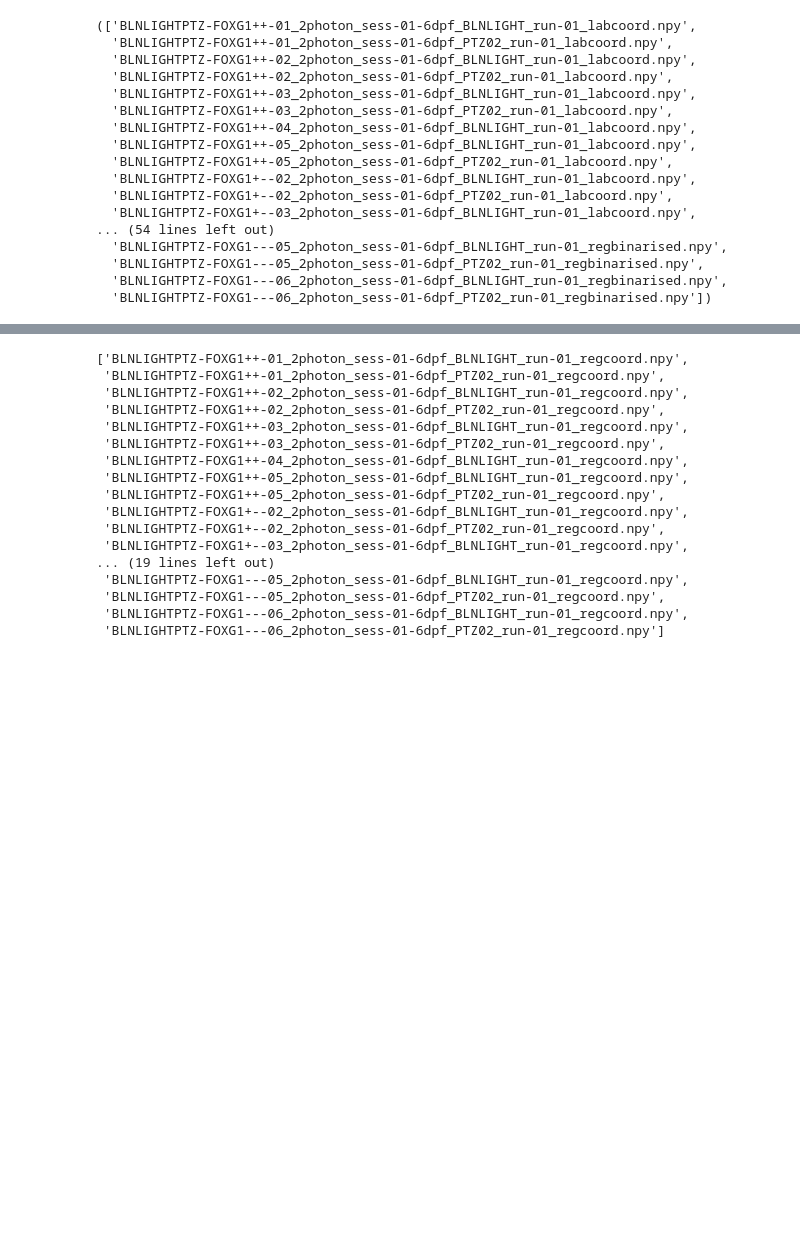
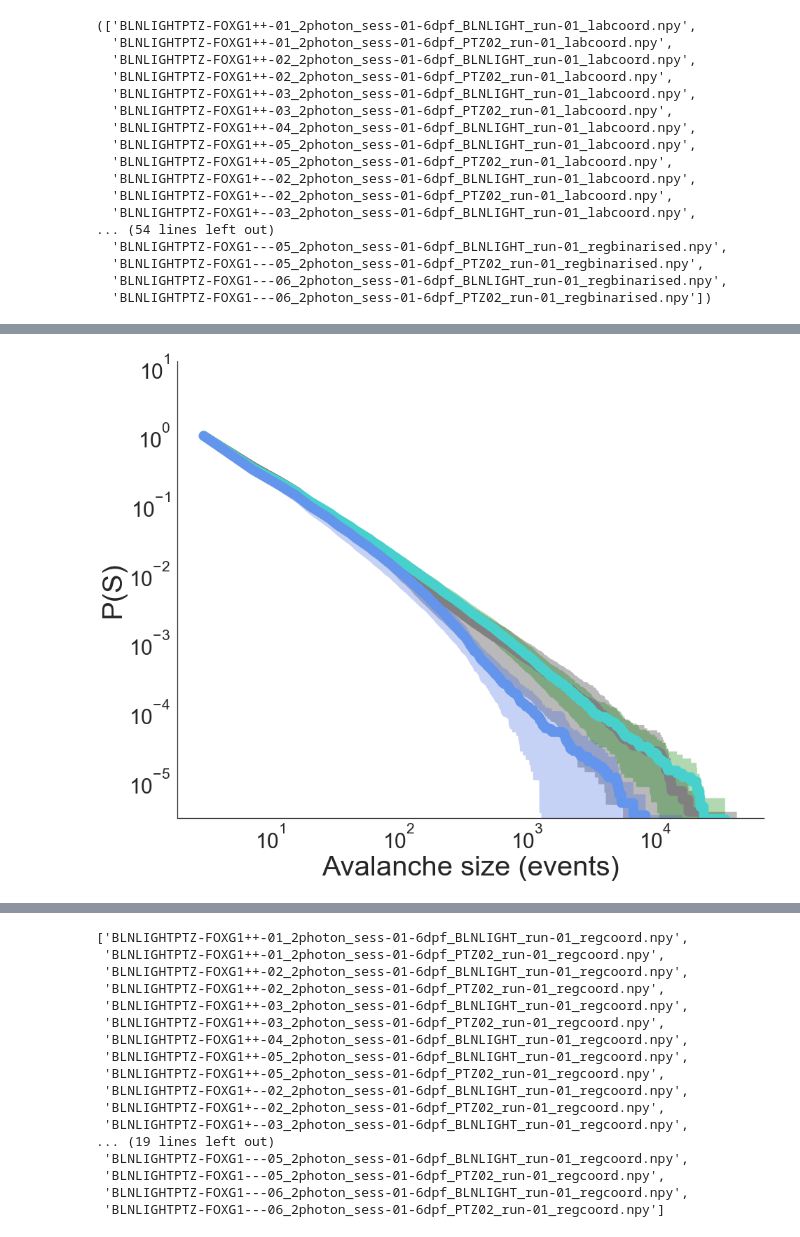
Before and after one commit to dmnburrows/mutant_analysis, a Jupyter notebook: foxg1_criticality.ipynb, the cells around one changed output, grey strips where cells are left out. Saved outputs shown, nothing was run; the diff lists cells and outputs as text; code cells hidden in the pictures; blank space fills up the shorter version.

Commit message:
overwrite old foxg1_criticality with new

```diff
--- a/foxg1_criticality.ipynb
+++ b/foxg1_criticality.ipynb
@@ -542,0 +425,49 @@ BLNLIGHTPTZ-FOXG1---06_2photon_sess-01-6dpf_PTZ02_run-01_
+# %%
+from scipy import stats
+import matplotlib
+
+fig, axarr = plt.subplots(figsize = (15,12))
+
+stop = 300000
+xaxis = np.mean(bln_histlist, axis= 0)
+sem = stats.sem(bln_histlist)
+minus = (xaxis-(sem))[:stop]
+#minus [minus < 0.00001] = 0
+plus = (xaxis+(sem))[:stop]
+plt.fill_between(yaxis[:stop], minus, plus,facecolor='k',alpha=0.3,linewidth = 0)
+hist = plt.plot(yaxis, xaxis, c = 'grey', linewidth = 14)
+
+stop = 300000
+xaxis = np.mean(p5_histlist, axis= 0)
+sem = stats.sem(p5_histlist)
+minus = (xaxis-(sem))[:stop]
+#minus [minus < 0.00001] = 0.
+plus = (xaxis+(sem))[:stop]
+plt.fill_between(yaxis[:stop], minus, plus,facecolor='green',alpha=0.3,linewidth = 0)
+hist = plt.plot(yaxis, xaxis, c = 'mediumturquoise', linewidth = 14, linestyle= '-')
+
+stop = 300000
+xaxis = np.mean(p20_histlist, axis= 0)
+sem = stats.sem(p20_histlist)
+minus = (xaxis-(sem))[:stop]
+#minus [minus < 0.00001] = 0
+plus = (xaxis+(sem))[:stop]
+plt.fill_between(yaxis[:stop], minus, plus, facecolor='royalblue',alpha=0.3,linewidth = 0)
+hist = plt.plot(yaxis, xaxis, c = 'cornflowerblue', linewidth = 14, linestyle = '-')
+
+
+axarr.get_xaxis().set_major_formatter(matplotlib.ticker.ScalarFormatter())
+axarr.set_xscale('log')
+axarr.set_yscale('log')
+#plt.xlim(right = 400)
+plt.ylim(bottom = 0.000003)
+axarr.set_ylabel('P(S)', size = '40')
+axarr.set_xlabel('Avalanche size (events)', size = '40')
+axarr.spines['top'].set_visible(False)
+axarr.spines['right'].set_visible(False)
+plt.yticks(size = 30)
+plt.xticks(size = 30)
+plt.savefig(Ffig + 'avsize_foxg1_spont_mean.svg', transparent = True)
+plt.show()
+# %% [output]
+[figure, added]
```
Also changed, not shown: parts of 83 cells of this notebook.
